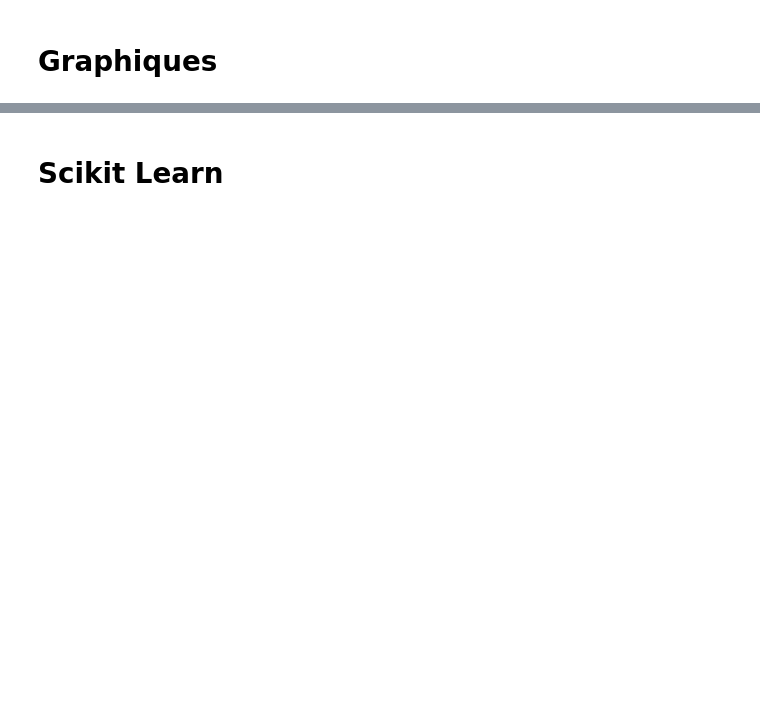
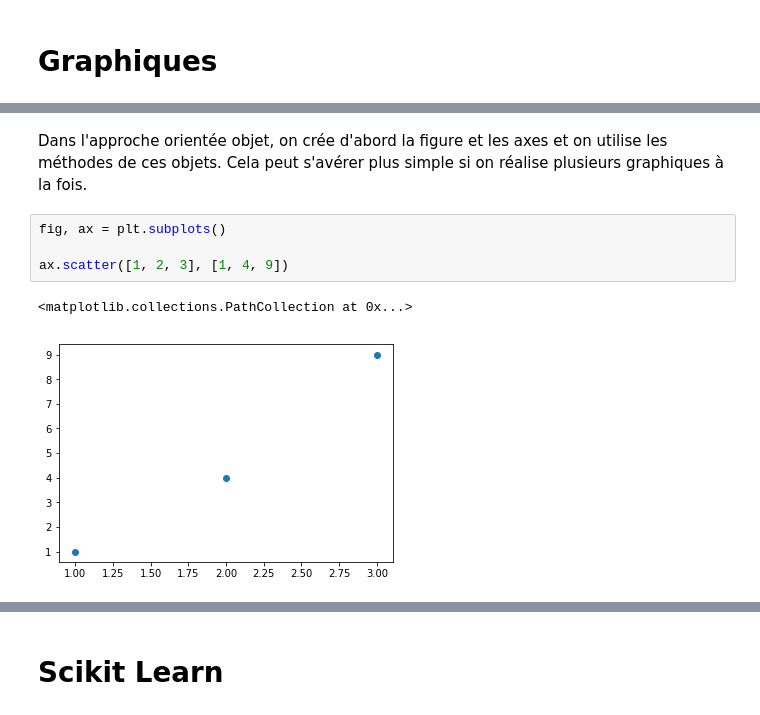
Before and after one commit to QuentinFresnel/FormationPython, a Jupyter notebook: Session 2.ipynb, the cells around one changed output, grey strips where cells are left out. Drawn from its saved outputs; the diff is of its cells as text; blank space fills up the shorter version.

```diff
--- a/Session 2.ipynb
+++ b/Session 2.ipynb
@@ -490,0 +552,9 @@ pd.read_csv('df.csv', index_col=0)
+# %% [markdown]
+Dans l'approche orientée objet, on crée d'abord la figure et les axes et on utilise les méthodes de ces objets. Cela peut s'avérer plus simple si on réalise plusieurs graphiques à la fois.
+# %%
+fig, ax = plt.subplots()
+
+ax.scatter([1, 2, 3], [1, 4, 9])
+# %% [output]
+<matplotlib.collections.PathCollection at 0x...>
+[figure, added]
```
Also changed, not shown: parts of 47 cells of this notebook, 1 other file.
